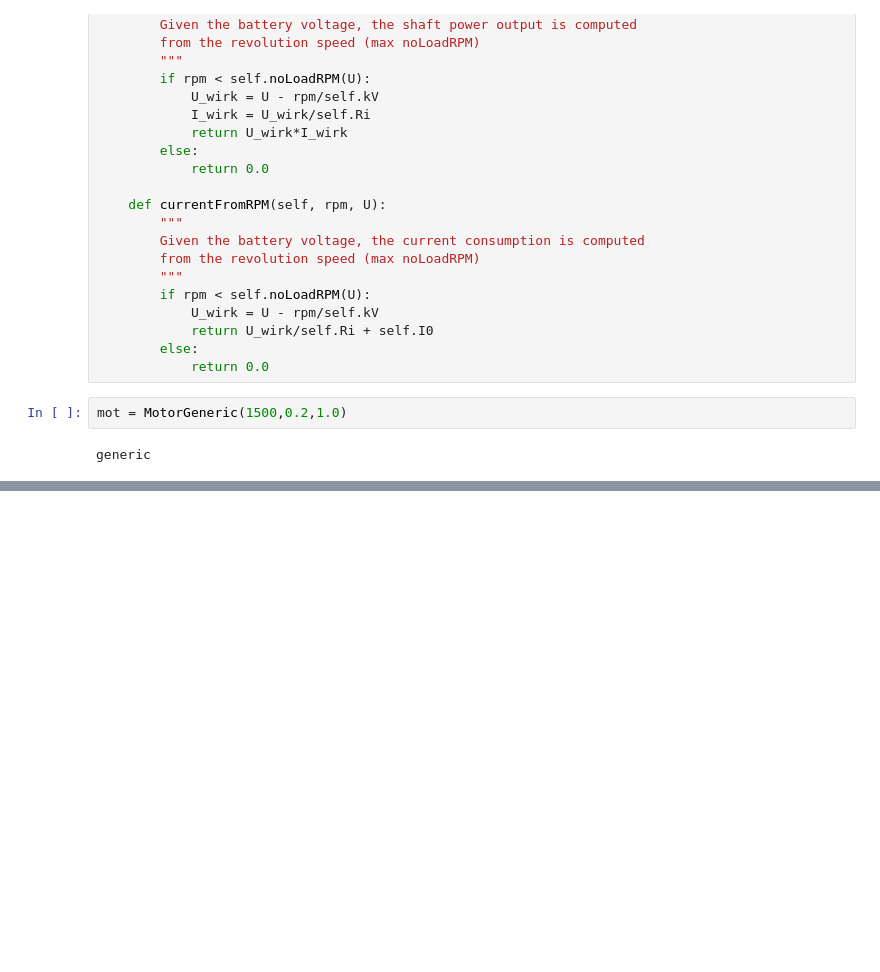
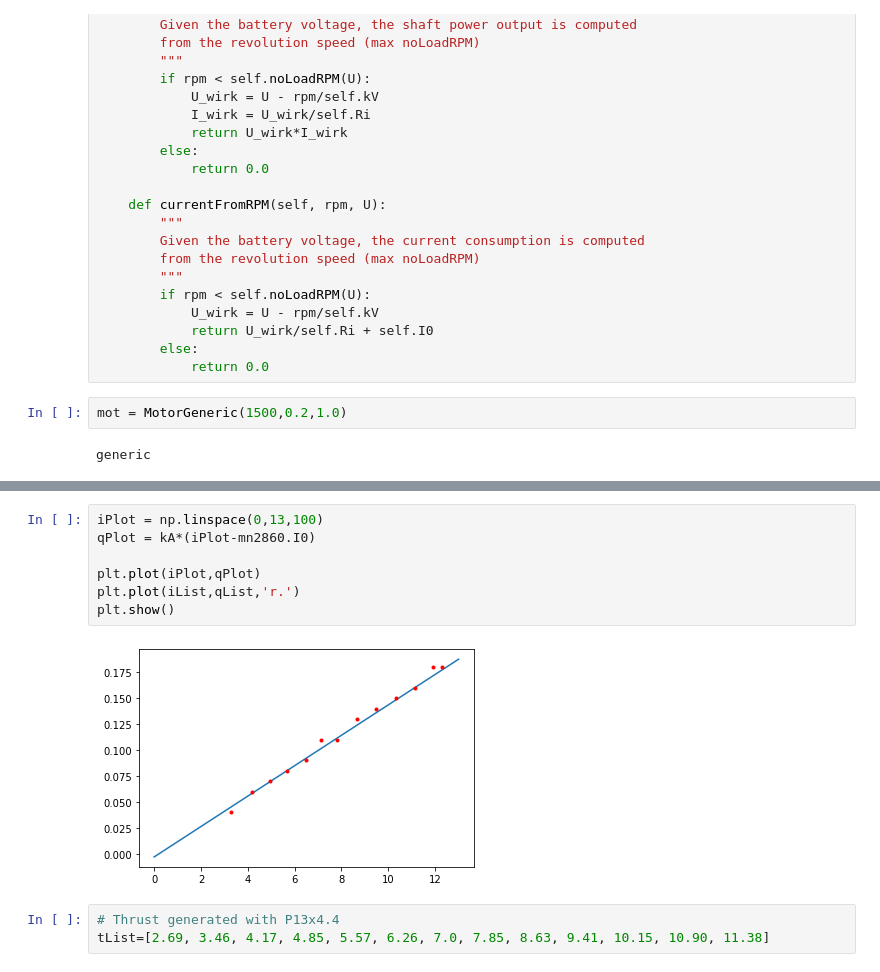
Before and after one commit to lehnertu/pyDriveCalc, a Jupyter notebook: MotorDev.ipynb, the cells around one changed output, grey strips where cells are left out. Cells and saved outputs as stored; diff of their text form; blank space fills up the shorter version.

```diff
--- a/MotorDev.ipynb
+++ b/MotorDev.ipynb
@@ -86,0 +140,12 @@ plt.show()
+# %%
+iPlot = np.linspace(0,13,100)
+qPlot = kA*(iPlot-mn2860.I0)
+
+plt.plot(iPlot,qPlot)
+plt.plot(iList,qList,'r.')
+plt.show()
+# %% [output]
+[figure, added]
+# %%
+# Thrust generated with P13x4.4
+tList=[2.69, 3.46, 4.17, 4.85, 5.57, 6.26, 7.0, 7.85, 8.63, 9.41, 10.15, 10.90, 11.38]
```
Also changed, not shown: parts of 11 cells of this notebook.
